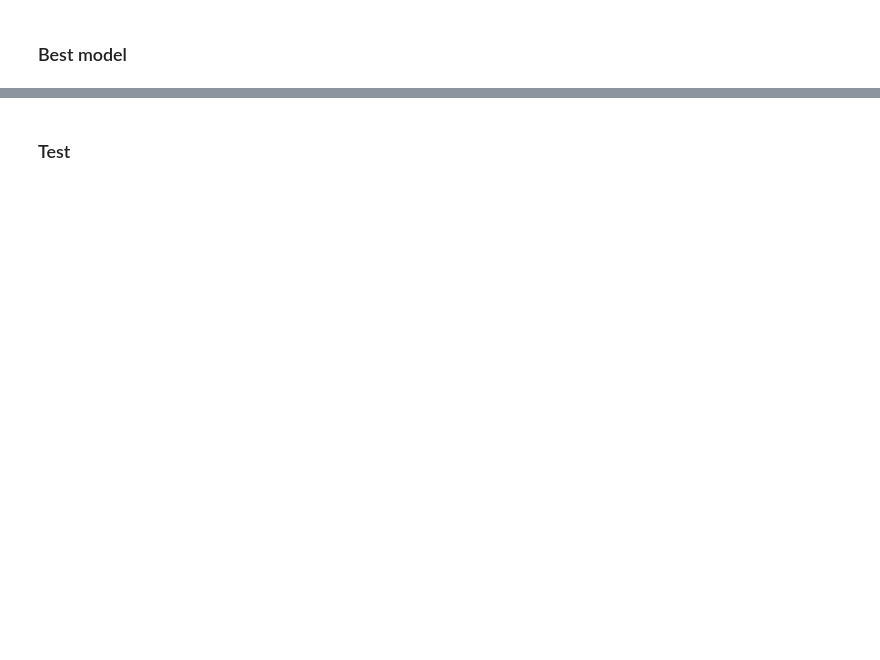
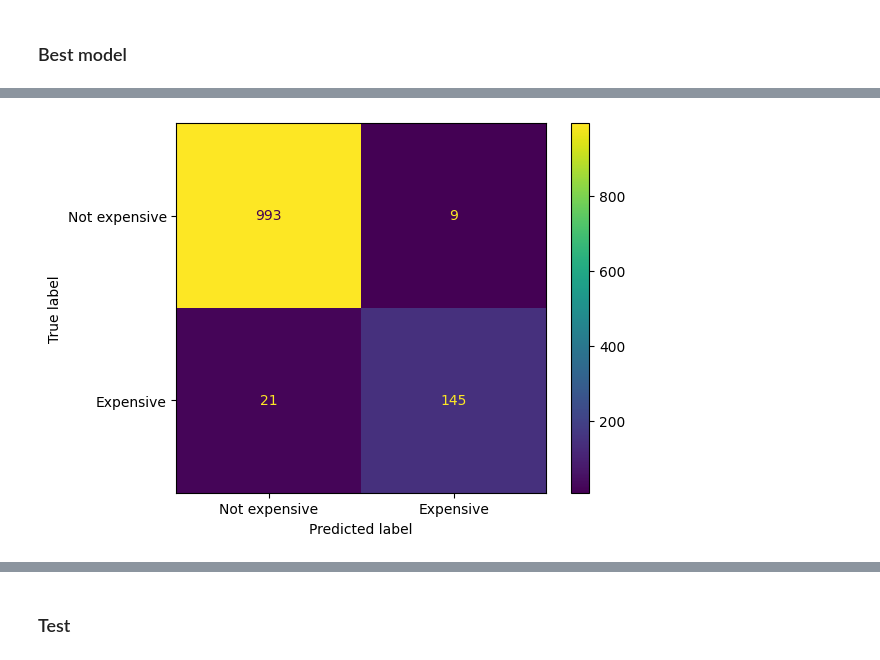
Before and after one commit to gastan81/supervised-ml, a Jupyter notebook: 00_competition.ipynb, the cells around one changed output, grey strips where cells are left out. Saved outputs shown, nothing was run; the diff lists cells and outputs as text; code cells hidden in the pictures; blank space fills up the shorter version.

```diff
--- a/00_competition.ipynb
+++ b/00_competition.ipynb
@@ -1032,0 +1425,3 @@ Pipeline(steps=[('preprocessor',
+# %%
+best_dt = param_search_dt.best_estimator_
+param_search_dt.best_estimator_
@@ -1051,0 +1572,8 @@ ConfusionMatrixDisplay.from_estimator(
+# %%
+ConfusionMatrixDisplay.from_estimator(
+    best_dt
+    , X_train
+    , y_train
+    , display_labels=['Not expensive', 'Expensive']);
+# %% [output]
+[figure, added]
```
Also changed, not shown: parts of 45 cells of this notebook.
